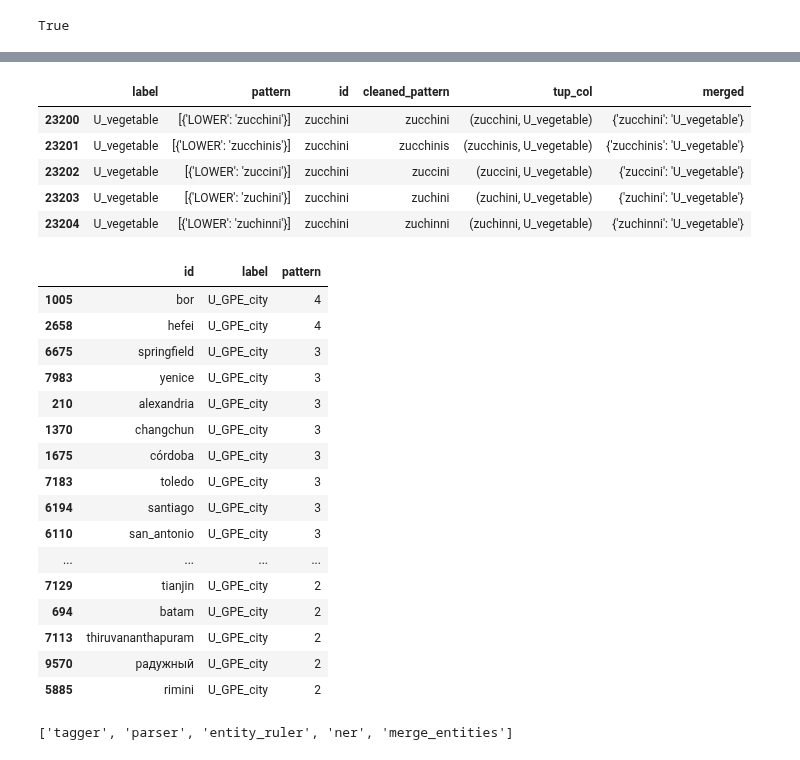
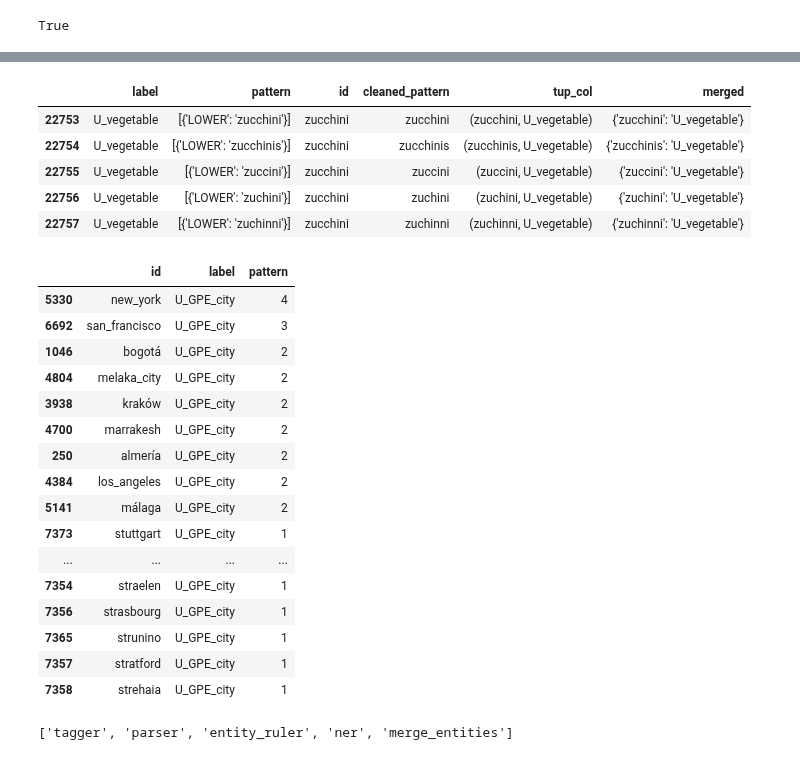
Before and after one commit to ravi-gopalan/DAND_Data_Wrangling, a Jupyter notebook: post_training_processing.ipynb, the cells around one changed output, grey strips where cells are left out. Saved outputs shown, nothing was run; the diff lists cells and outputs as text; code cells hidden in the pictures.

```diff
--- a/post_training_processing.ipynb
+++ b/post_training_processing.ipynb
@@ -177,40 +178,40 @@ def clean_like_objects(text):
 -rw------- 1 root root    6749 Dec 26 18:11 pattern_spice.jsonl
 -rw------- 1 root root    9140 Dec 26 18:11 pattern_vegetable.jsonl
 # %%
-df_pattern = pd.read_json('patterns_2020_01_30.jsonl',lines=True)
+df_pattern = pd.read_json('patterns_2020_01_31.jsonl',lines=True)
 df_pattern['cleaned_pattern'] = df_pattern.pattern.apply(lambda x: cleanse_text(x))
 df_pattern['label'] = 'U_' + df_pattern.label.astype(str)
 df_pattern['tup_col'] = list(zip(df_pattern.cleaned_pattern, df_pattern.label))
 df_pattern['merged'] = df_pattern.apply(lambda row: {row['cleaned_pattern']:row['label']}, axis=1)
 df_pattern.head()
 df_pattern.tail()
 # %% [output]
 |  | label | pattern | id | cleaned_pattern | tup_col | merged |
-| 23200 | U_vegetable | [{'LOWER': 'zucchini'}] | zucchini | zucchini | (zucchini, U_vegetable) | {'zucchini': 'U_vegetable'} |
-| 23201 | U_vegetable | [{'LOWER': 'zucchinis'}] | zucchini | zucchinis | (zucchinis, U_vegetable) | {'zucchinis': 'U_vegetable'} |
-| 23202 | U_vegetable | [{'LOWER': 'zuccini'}] | zucchini | zuccini | (zuccini, U_vegetable) | {'zuccini': 'U_vegetable'} |
-| 23203 | U_vegetable | [{'LOWER': 'zuchini'}] | zucchini | zuchini | (zuchini, U_vegetable) | {'zuchini': 'U_vegetable'} |
-| 23204 | U_vegetable | [{'LOWER': 'zuchinni'}] | zucchini | zuchinni | (zuchinni, U_vegetable) | {'zuchinni': 'U_vegetable'} |
+| 22753 | U_vegetable | [{'LOWER': 'zucchini'}] | zucchini | zucchini | (zucchini, U_vegetable) | {'zucchini': 'U_vegetable'} |
+| 22754 | U_vegetable | [{'LOWER': 'zucchinis'}] | zucchini | zucchinis | (zucchinis, U_vegetable) | {'zucchinis': 'U_vegetable'} |
+| 22755 | U_vegetable | [{'LOWER': 'zuccini'}] | zucchini | zuccini | (zuccini, U_vegetable) | {'zuccini': 'U_vegetable'} |
+| 22756 | U_vegetable | [{'LOWER': 'zuchini'}] | zucchini | zuchini | (zuchini, U_vegetable) | {'zuchini': 'U_vegetable'} |
+| 22757 | U_vegetable | [{'LOWER': 'zuchinni'}] | zucchini | zuchinni | (zuchinni, U_vegetable) | {'zuchinni': 'U_vegetable'} |
 # %%
 df_pattern.query('label=="U_GPE_city"').groupby(['id','label'],as_index=False)['pattern'].count().sort_values('pattern',ascending=False).head(40)
 # %% [output]
 |  | id | label | pattern |
-| 1005 | bor | U_GPE_city | 4 |
-| 2658 | hefei | U_GPE_city | 4 |
-| 6675 | springfield | U_GPE_city | 3 |
-| 7983 | yenice | U_GPE_city | 3 |
-| 210 | alexandria | U_GPE_city | 3 |
-| 1370 | changchun | U_GPE_city | 3 |
-| 1675 | córdoba | U_GPE_city | 3 |
-| 7183 | toledo | U_GPE_city | 3 |
-| 6194 | santiago | U_GPE_city | 3 |
-| 6110 | san_antonio | U_GPE_city | 3 |
+| 5330 | new_york | U_GPE_city | 4 |
+| 6692 | san_francisco | U_GPE_city | 3 |
+| 1046 | bogotá | U_GPE_city | 2 |
+| 4804 | melaka_city | U_GPE_city | 2 |
+| 3938 | kraków | U_GPE_city | 2 |
+| 4700 | marrakesh | U_GPE_city | 2 |
+| 250 | almería | U_GPE_city | 2 |
+| 4384 | los_angeles | U_GPE_city | 2 |
+| 5141 | málaga | U_GPE_city | 2 |
+| 7373 | stuttgart | U_GPE_city | 1 |
 | ... | ... | ... | ... |
-| 7129 | tianjin | U_GPE_city | 2 |
-| 694 | batam | U_GPE_city | 2 |
-| 7113 | thiruvananthapuram | U_GPE_city | 2 |
-| 9570 | радужный | U_GPE_city | 2 |
-| 5885 | rimini | U_GPE_city | 2 |
+| 7354 | straelen | U_GPE_city | 1 |
+| 7356 | strasbourg | U_GPE_city | 1 |
+| 7365 | strunino | U_GPE_city | 1 |
+| 7357 | stratford | U_GPE_city | 1 |
+| 7358 | strehaia | U_GPE_city | 1 |
 # %%
 ent_list = df_pattern.tup_col.to_list()
 # %%
```
Also changed, not shown: parts of 29 cells of this notebook.
